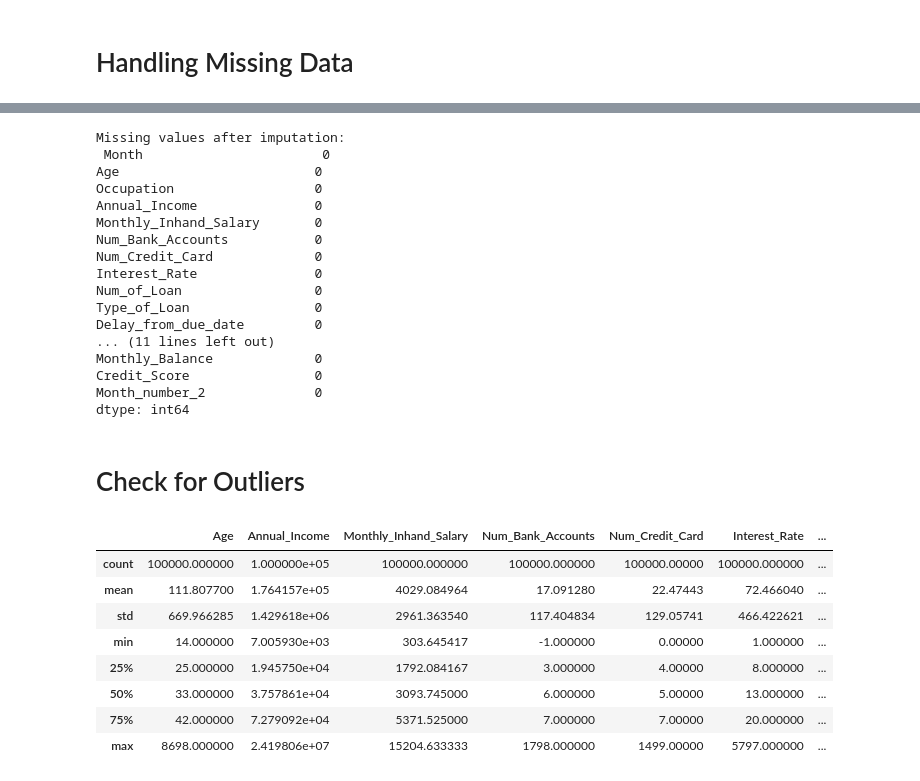
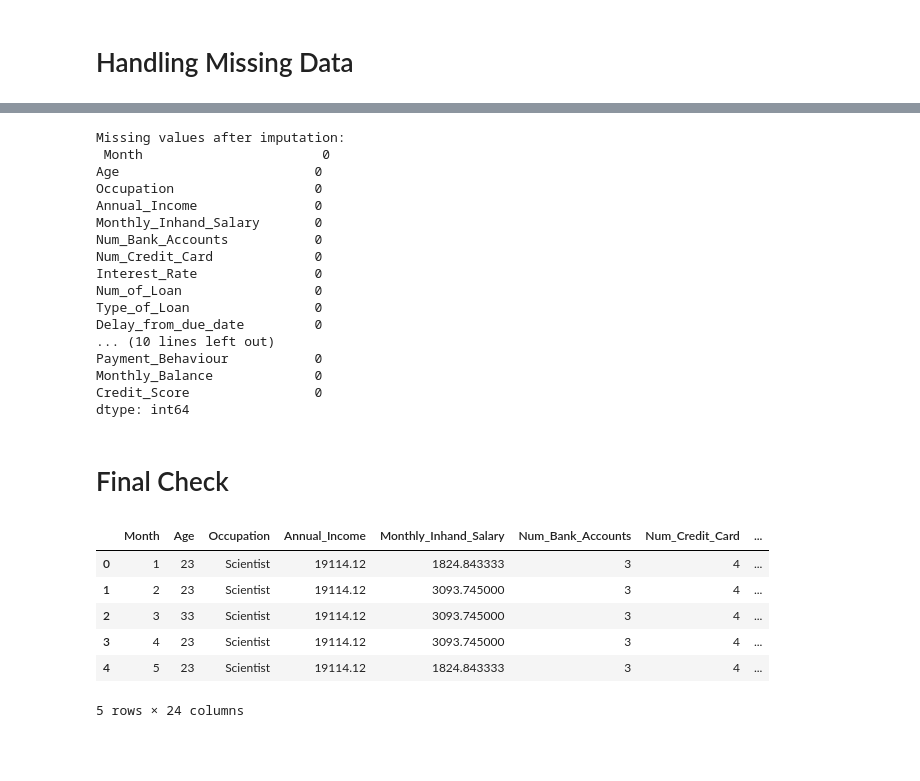
Before and after one commit to aliasgharmirhshai/Credit-score-classification, a Jupyter notebook: notebooks/data-preparation.ipynb, the cells around one changed output, grey strips where cells are left out. Drawn from its saved outputs; the diff is of its cells as text; code cells hidden in the pictures; blank space fills up the shorter version.

```diff
--- a/notebooks/data-preparation.ipynb
+++ b/notebooks/data-preparation.ipynb
@@ -35,14 +35,3 @@ Index: []
 [0 rows x 28 columns]
 # %% [markdown]
 # Drop Columns
-# %%
-def drop_columns(df, columns_to_drop):
-    # Drop columns, ignoring errors if a column does not exist
-    df = df.drop(columns=columns_to_drop, axis=1, errors='ignore')
-
-    # Verify and print confirmation for dropped columns
-    for col in columns_to_drop:
-        if col not in df.columns:
-            print(f"Column '{col}' dropped successfully.")
-
-    return df
@@ -106,11 +97,15 @@ df['Monthly_Balance'] = pd.to_numeric(df['Monthly_Balance'], errors='coerce')
 # %%
 # Age (object → int64)
 df['Age'] = pd.to_numeric(df['Age'], errors='coerce')
-age_median = df['Age'].median()  # Compute median of non-NaN values
+age_median = int(df['Age'].median())  # Compute median of non-NaN values and cast to int
 df['Age'] = df['Age'].fillna(age_median).astype(int)
+
 # Handle Negative Values
-median_age = df[df['Age'] >= 0]['Age'].median()
-df['Age'] = df['Age'].apply(lambda x: median_age if x < 0 else x)
+median_age = int(df[df['Age'] >= 0]['Age'].median())  # Ensure median_age is an integer
+df['Age'] = df['Age'].apply(lambda x: median_age if x < 0 else x).astype(int)
+
+df.drop(df[df['Age'] > 100].index, inplace = True)
+df.drop(df[df['Age'] < 0].index, inplace = True)
 # %%
 negative_ages = df[df['Age'] < 0]
 num_negative = len(negative_ages)
@@ -250,7 +254,9 @@ Unique values after cleaning: ['Good' 'Standard' 'Poor']
 # %%
-# Month
+# # Month
 month_order = ['January', 'February', 'March', 'April', 'May', 'June',
                'July', 'August', 'September', 'October', 'November', 'December']
 
-df['Month_number_2'] = pd.Categorical(df['Month'], categories=month_order, ordered=True)
-print(df['Month'].head())
+month_mapping = {month: i for i, month in enumerate(month_order, start=1)}
+df['Month'] = df['Month'].map(month_mapping)
+
+df['Month'] = df['Month'].astype(int)
@@ -425,22 +424,20 @@ Interest_Rate               0
 Num_of_Loan                 0
 Type_of_Loan                0
 Delay_from_due_date         0
-... (11 lines left out)
+... (10 lines left out)
+Payment_Behaviour           0
 Monthly_Balance             0
 Credit_Score                0
-Month_number_2              0
 dtype: int64
 # %% [markdown]
-# Check for Outliers
+# Final Check
 # %%
-df.describe()
+df.head()
 # %% [output]
-|  | Age | Annual_Income | Monthly_Inhand_Salary | Num_Bank_Accounts | Num_Credit_Card | Interest_Rate | ... |
-| count | 100000.000000 | 1.000000e+05 | 100000.000000 | 100000.000000 | 100000.00000 | 100000.000000 | ... |
-| mean | 111.807700 | 1.764157e+05 | 4029.084964 | 17.091280 | 22.47443 | 72.466040 | ... |
-| std | 669.966285 | 1.429618e+06 | 2961.363540 | 117.404834 | 129.05741 | 466.422621 | ... |
-| min | 14.000000 | 7.005930e+03 | 303.645417 | -1.000000 | 0.00000 | 1.000000 | ... |
-| 25% | 25.000000 | 1.945750e+04 | 1792.084167 | 3.000000 | 4.00000 | 8.000000 | ... |
-| 50% | 33.000000 | 3.757861e+04 | 3093.745000 | 6.000000 | 5.00000 | 13.000000 | ... |
-| 75% | 42.000000 | 7.279092e+04 | 5371.525000 | 7.000000 | 7.00000 | 20.000000 | ... |
-| max | 8698.000000 | 2.419806e+07 | 15204.633333 | 1798.000000 | 1499.00000 | 5797.000000 | ... |
+|  | Month | Age | Occupation | Annual_Income | Monthly_Inhand_Salary | Num_Bank_Accounts | Num_Credit_Card | ... |
+| 0 | 1 | 23 | Scientist | 19114.12 | 1824.843333 | 3 | 4 | ... |
+| 1 | 2 | 23 | Scientist | 19114.12 | 3093.745000 | 3 | 4 | ... |
+| 2 | 3 | 33 | Scientist | 19114.12 | 3093.745000 | 3 | 4 | ... |
+| 3 | 4 | 23 | Scientist | 19114.12 | 3093.745000 | 3 | 4 | ... |
+| 4 | 5 | 23 | Scientist | 19114.12 | 1824.843333 | 3 | 4 | ... |
+5 rows × 24 columns
```
Also changed, not shown: parts of 8 cells of this notebook, 16 other files.
